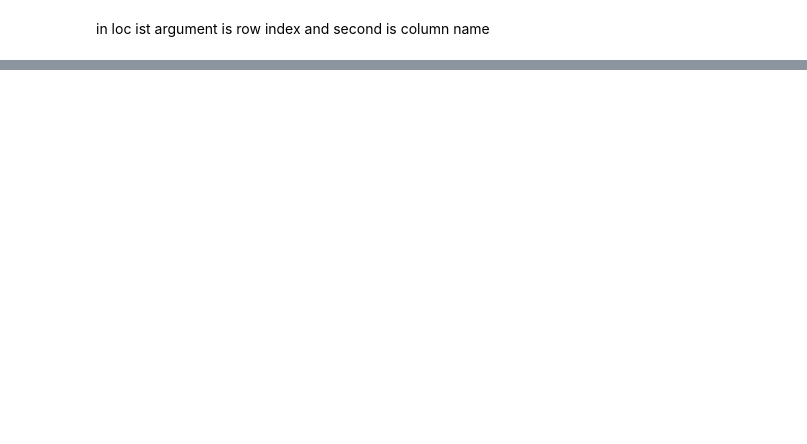
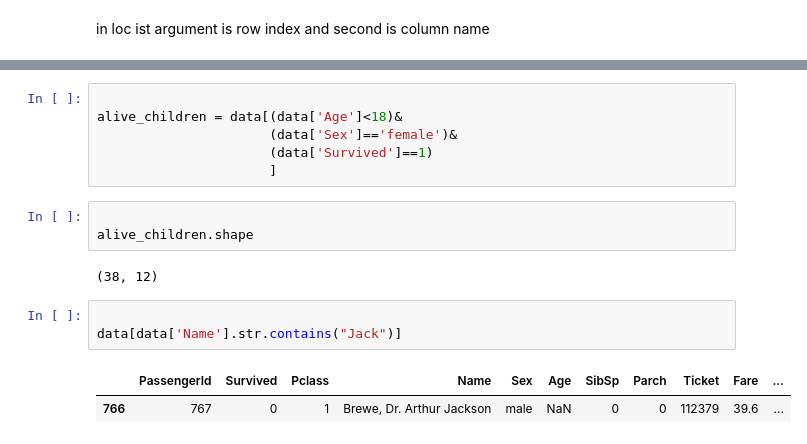
Before and after one commit to adilfarooqkhan-ds/Analytics, a Jupyter notebook: Pandas/index.ipynb, the cells around one changed output, grey strips where cells are left out. Drawn from its saved outputs; the diff is of its cells as text; blank space fills up the shorter version.

```diff
--- a/Pandas/index.ipynb
+++ b/Pandas/index.ipynb
@@ -261,0 +305,17 @@ np.int64(714)
+# %%
+
+alive_children = data[(data['Age']<18)&
+                      (data['Sex']=='female')&
+                      (data['Survived']==1)
+                      ]
+# %%
+
+alive_children.shape
+# %% [output]
+(38, 12)
+# %%
+
+data[data['Name'].str.contains("Jack")]
+# %% [output]
+|  | PassengerId | Survived | Pclass | Name | Sex | Age | SibSp | Parch | Ticket | Fare | ... |
+| 766 | 767 | 0 | 1 | Brewe, Dr. Arthur Jackson | male | NaN | 0 | 0 | 112379 | 39.6 | ... |
```
Also changed, not shown: parts of 41 cells of this notebook.
